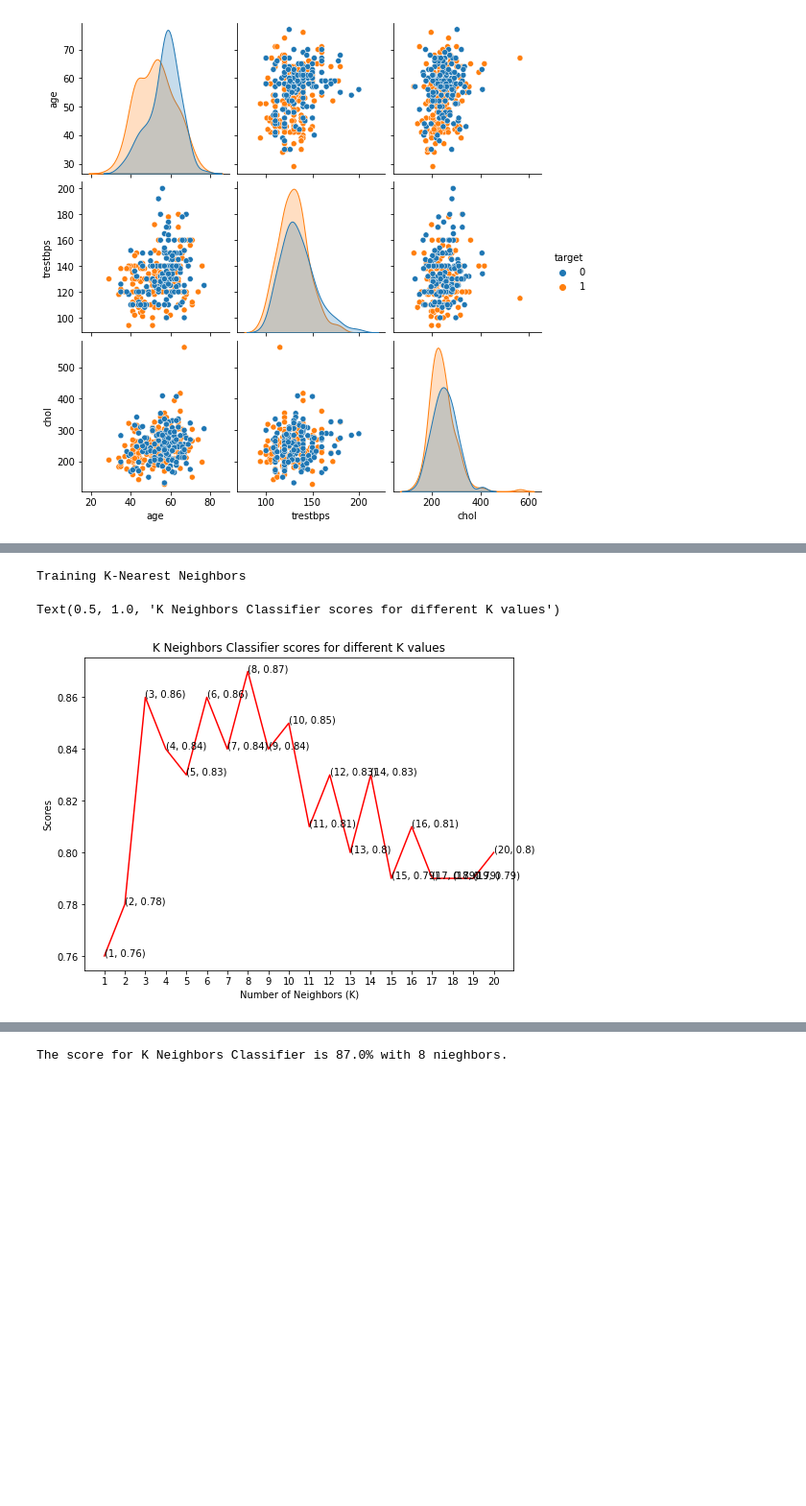
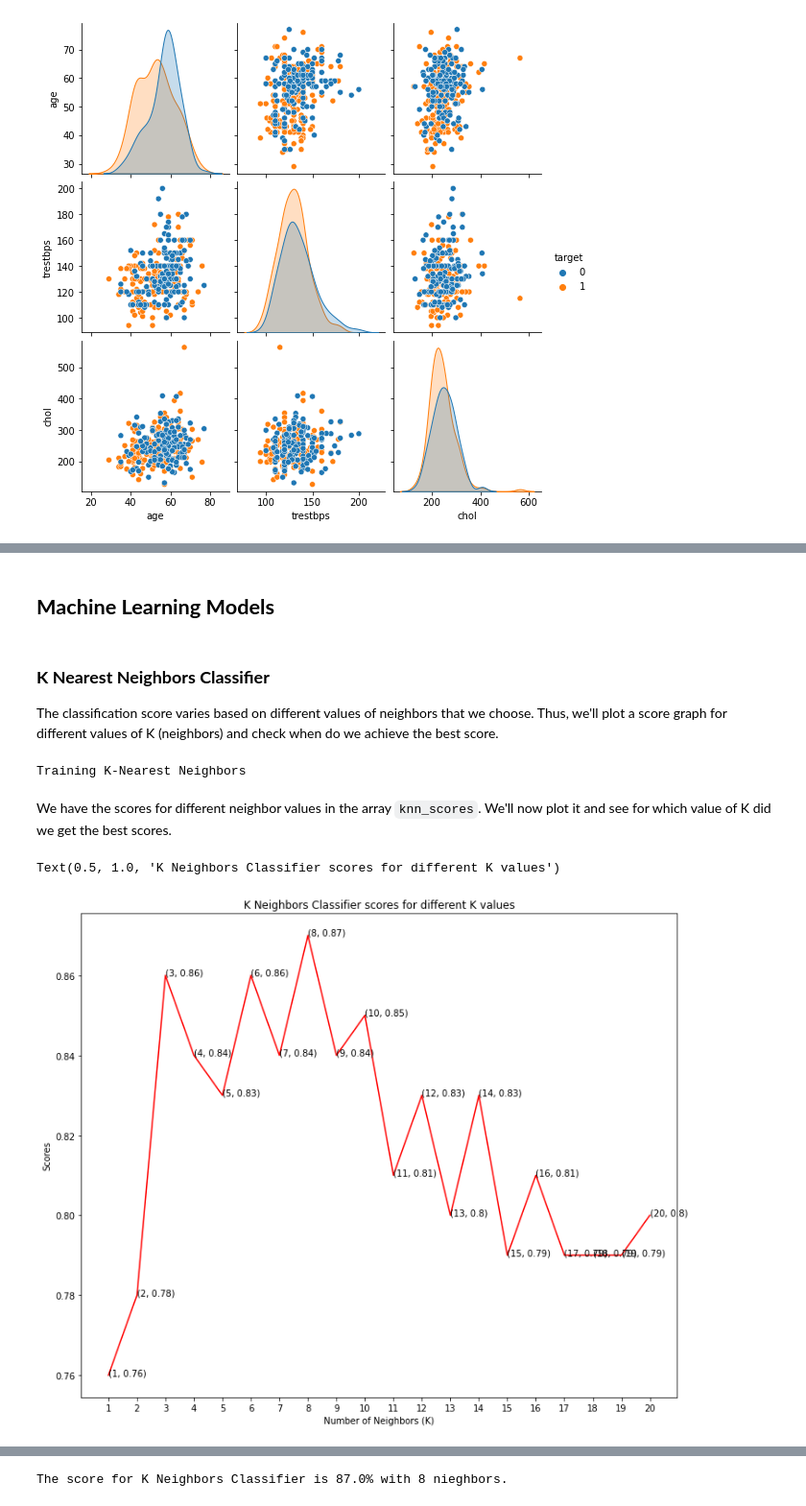
Before and after one commit to SahanaSg1729/Heart_Disease_Prediction, a Jupyter notebook: Heart_Disease_Prediction.ipynb, the cells around one changed output, grey strips where cells are left out. Shown at 96% size. Cells and saved outputs as stored; diff of their text form; code cells hidden in the pictures; blank space fills up the shorter version.

```diff
--- a/Heart_Disease_Prediction.ipynb
+++ b/Heart_Disease_Prediction.ipynb
@@ -53,0 +188,7 @@ dataset.describe()
+# %%
+categorical_values = []
+for column in dataset.columns:
+    print('==============================')
+    print(f"{column} : {dataset[column].unique()}")
+    if len(dataset[column].unique()) <= 10:
+        categorical_values.append(column)
@@ -53,0 +213,7 @@ dataset.describe()
+# %%
+plt.figure(figsize=(30, 30))
+for i, column in enumerate(categorical_values, 1):
+    plt.subplot(3, 3, i)
+    sns.barplot(x=f"{column}", y='target', data=dataset)
+    plt.ylabel('Possibility to have heart disease')
+    plt.xlabel(f'{column}')
@@ -128 +313,6 @@ X_train, X_test, y_train, y_test = train_test_split(X, y, test_size = 0.33, rand
+# %% [markdown]
+## **Machine Learning Models**
+# %% [markdown]
+### **K Nearest Neighbors Classifier**
+The classification score varies based on different values of neighbors that we choose. Thus, we'll plot a score graph for different values of K (neighbors) and check when do we achieve the best score.
 # %%
@@ -134,14 +324,17 @@ for k in range(1,21):
     knn_scores.append(knn_classifier.score(X_test, y_test))
 # %% [output]
 Training K-Nearest Neighbors
+# %% [markdown]
+We have the scores for different neighbor values in the array `knn_scores`. We'll now plot it and see for which value of K did we get the best scores.
 # %%
+plt.figure(figsize=(12, 10))
 plt.plot([k for k in range(1, 21)], knn_scores, color = 'red')
 for i in range(1,21):
     plt.text(i, knn_scores[i-1], (i, knn_scores[i-1]))
 plt.xticks([i for i in range(1, 21)])
 plt.xlabel('Number of Neighbors (K)')
 plt.ylabel('Scores')
-plt.title('K Neighbors Classifier scores for different K values')
+plt.title('K Nearest Neighbors Classifier scores for different K values')
 # %% [output]
 Text(0.5, 1.0, 'K Neighbors Classifier scores for different K values')
-[figure, old version]
+[figure, new version]
```
Also changed, not shown: parts of 57 cells of this notebook.
